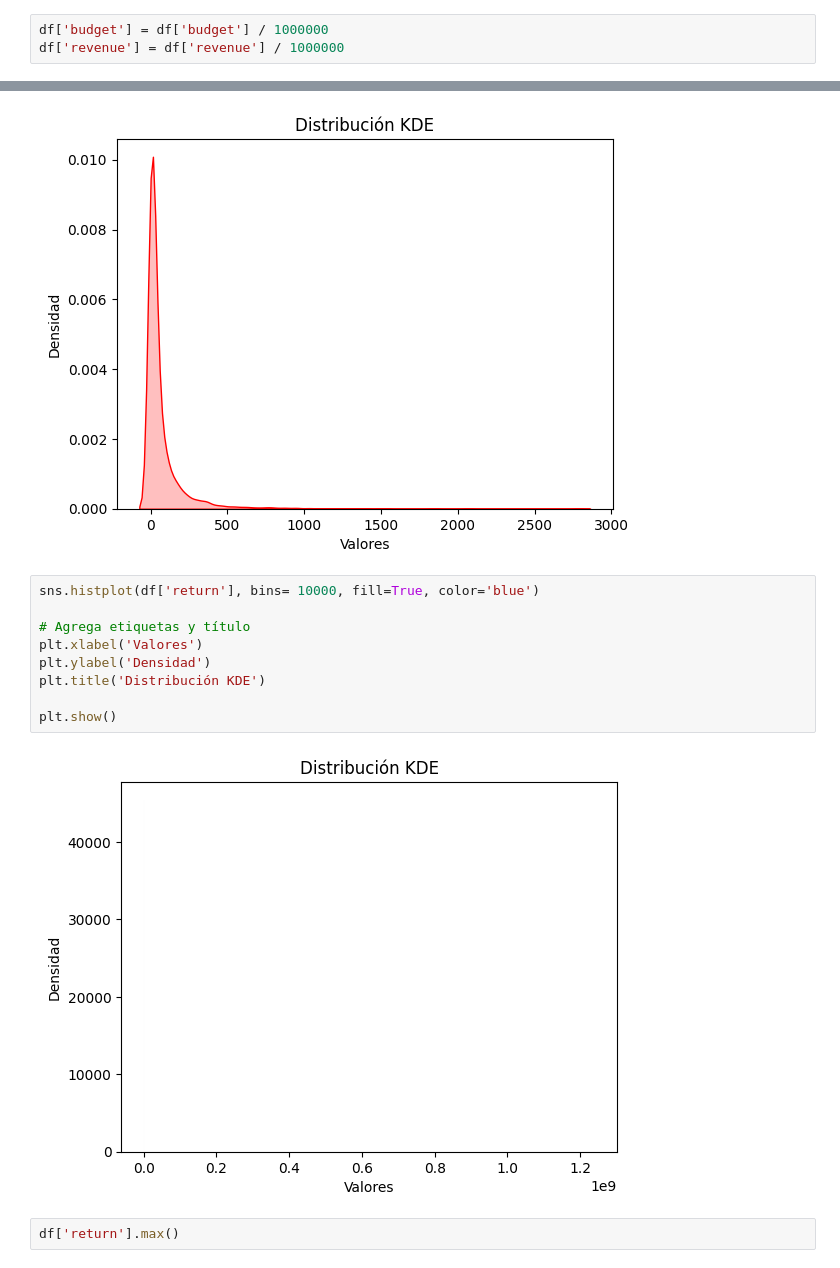
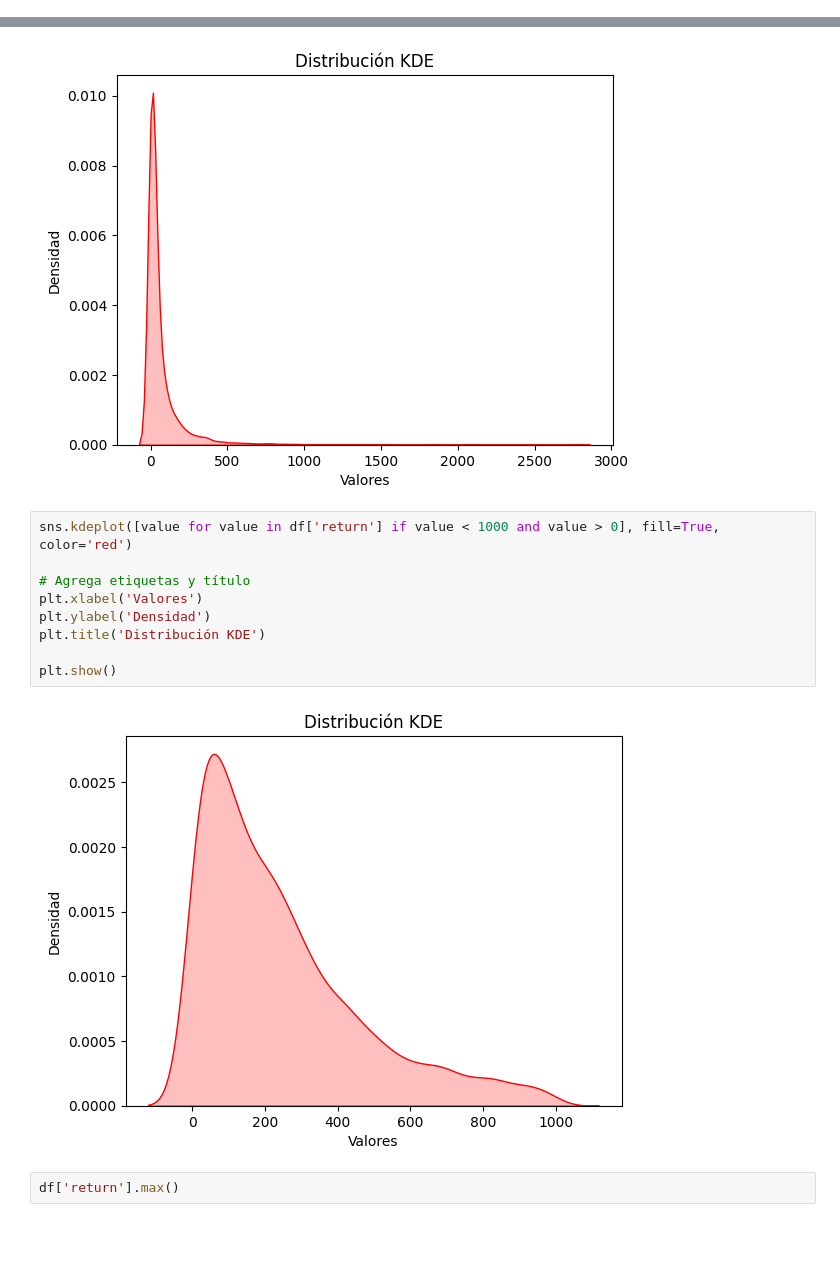
Before and after one commit to emadu161189/PROYECTO_INDIVIDUAL_HENRY_01, a Jupyter notebook: EDA.ipynb, the cells around one changed output, grey strips where cells are left out. Cells and saved outputs as stored; diff of their text form; blank space fills up the shorter version.

```diff
--- a/EDA.ipynb
+++ b/EDA.ipynb
@@ -4,9 +4,6 @@ import matplotlib.pyplot as plt
 import seaborn as sns
 # %%
 df = pd.read_csv('etl_df', low_memory= False)
-# %%
-df['budget'] = df['budget'] / 1000000
-df['revenue'] = df['revenue'] / 1000000
 # %%
 df.head()
 # %% [output]
@@ -71,16 +68,16 @@ plt.show()
 # %% [output]
 [figure]
 # %%
-sns.histplot(df['return'], bins= 10000, fill=True, color='blue')
+sns.kdeplot([value for value in df['return'] if value < 1000 and value > 0], fill=True, color='red')
 
 # Agrega etiquetas y título
 plt.xlabel('Valores')
 plt.ylabel('Densidad')
 plt.title('Distribución KDE')
 
 plt.show()
 # %% [output]
-[figure, old version]
+[figure, new version]
 # %%
 df['return'].max()
 # %% [output]
```
Also changed, not shown: parts of 3 cells of this notebook, 4 other files.
